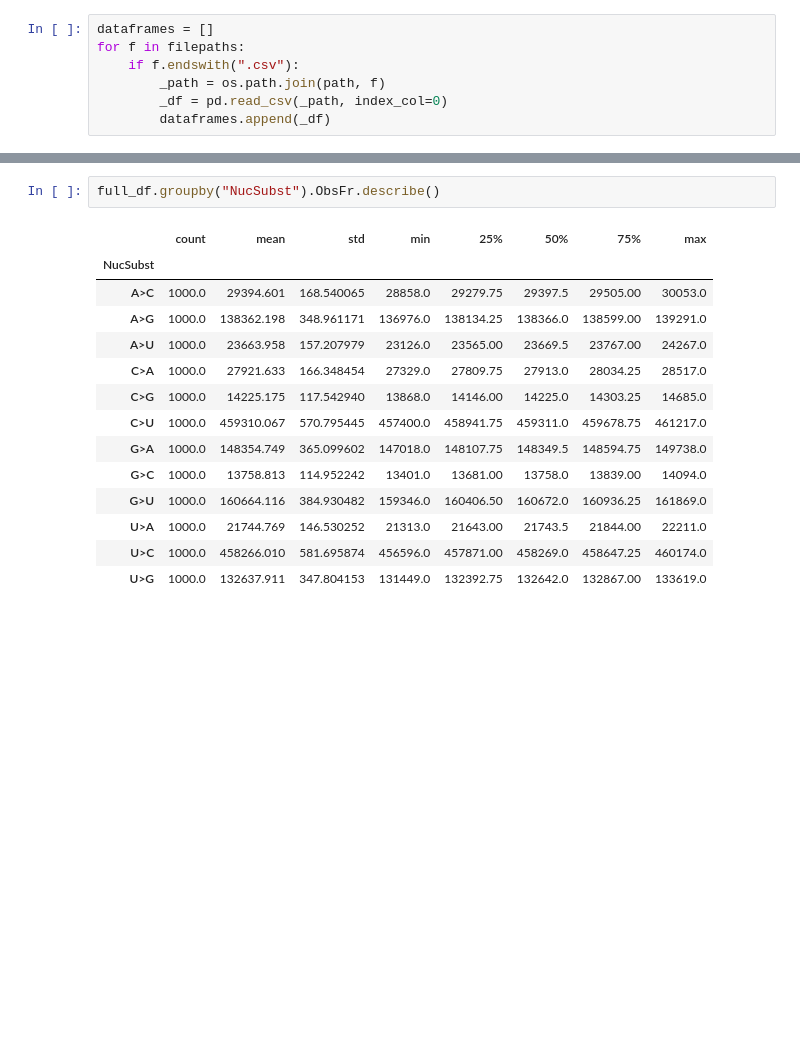
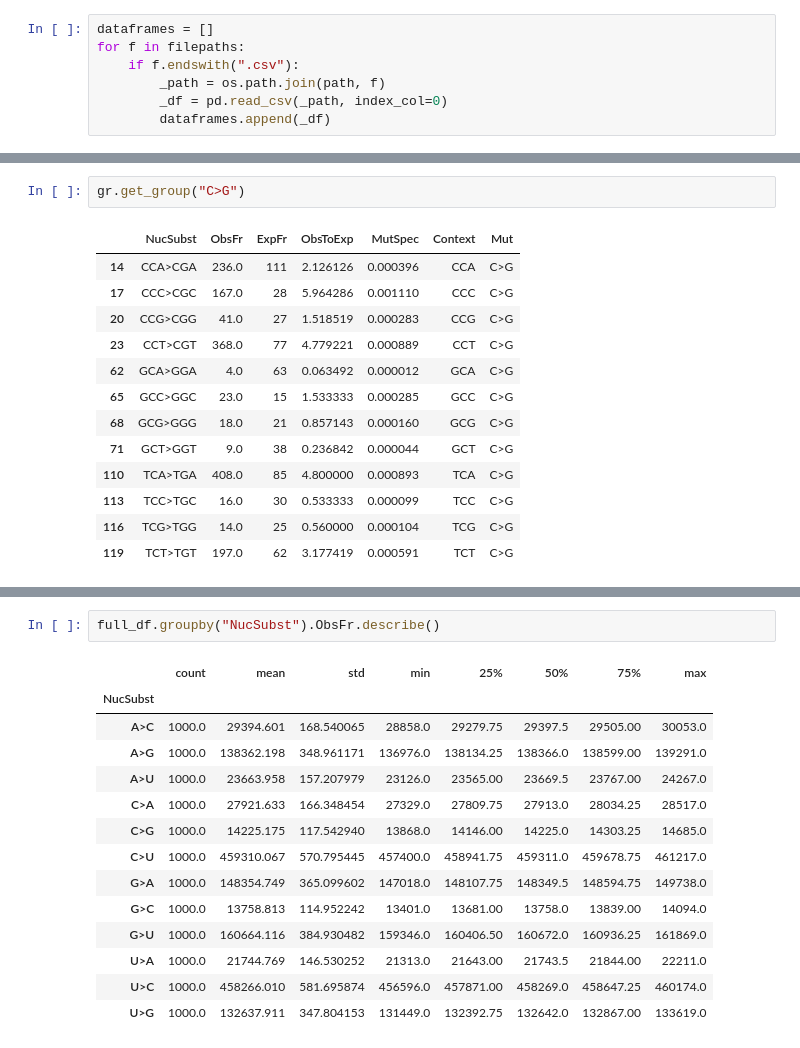
Before and after one commit to mitoclub/Signatures, a Jupyter notebook: notebooks/2.EDA_bootstraping.ipynb, the cells around one changed output, grey strips where cells are left out. Drawn from its saved outputs; the diff is of its cells as text; blank space fills up the shorter version.

```diff
--- a/notebooks/2.EDA_bootstraping.ipynb
+++ b/notebooks/2.EDA_bootstraping.ipynb
@@ -19,3 +66,19 @@ for f in filepaths:
+# %%
+gr.get_group("C>G")
+# %% [output]
+|  | NucSubst | ObsFr | ExpFr | ObsToExp | MutSpec | Context | Mut |
+| 14 | CCA>CGA | 236.0 | 111 | 2.126126 | 0.000396 | CCA | C>G |
+| 17 | CCC>CGC | 167.0 | 28 | 5.964286 | 0.001110 | CCC | C>G |
+| 20 | CCG>CGG | 41.0 | 27 | 1.518519 | 0.000283 | CCG | C>G |
+| 23 | CCT>CGT | 368.0 | 77 | 4.779221 | 0.000889 | CCT | C>G |
+| 62 | GCA>GGA | 4.0 | 63 | 0.063492 | 0.000012 | GCA | C>G |
+| 65 | GCC>GGC | 23.0 | 15 | 1.533333 | 0.000285 | GCC | C>G |
+| 68 | GCG>GGG | 18.0 | 21 | 0.857143 | 0.000160 | GCG | C>G |
+| 71 | GCT>GGT | 9.0 | 38 | 0.236842 | 0.000044 | GCT | C>G |
+| 110 | TCA>TGA | 408.0 | 85 | 4.800000 | 0.000893 | TCA | C>G |
+| 113 | TCC>TGC | 16.0 | 30 | 0.533333 | 0.000099 | TCC | C>G |
+| 116 | TCG>TGG | 14.0 | 25 | 0.560000 | 0.000104 | TCG | C>G |
+| 119 | TCT>TGT | 197.0 | 62 | 3.177419 | 0.000591 | TCT | C>G |
 # %%
 full_df = pd.concat(dataframes, ignore_index=True)
 full_df
```
Also changed, not shown: parts of 7 cells of this notebook.
